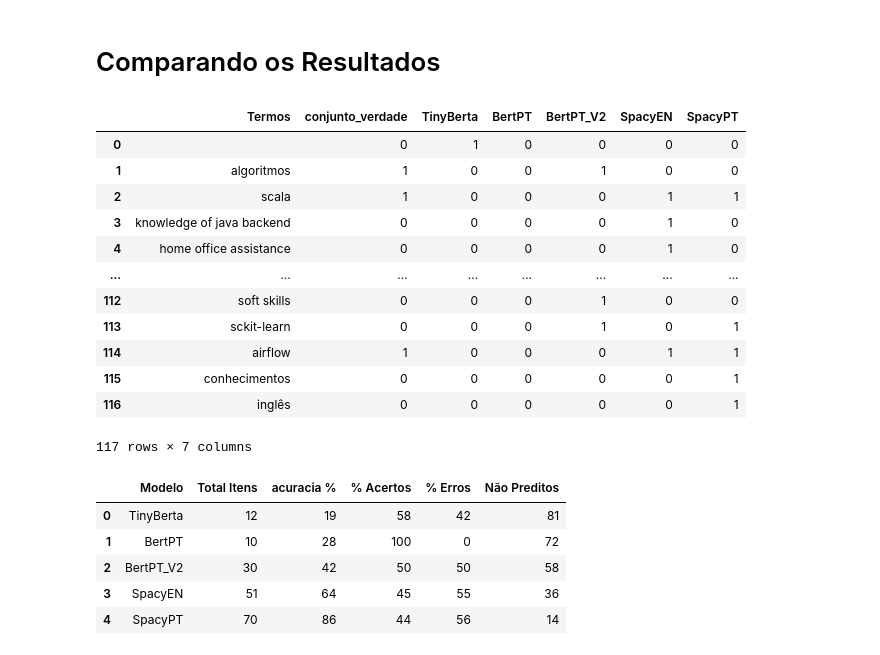
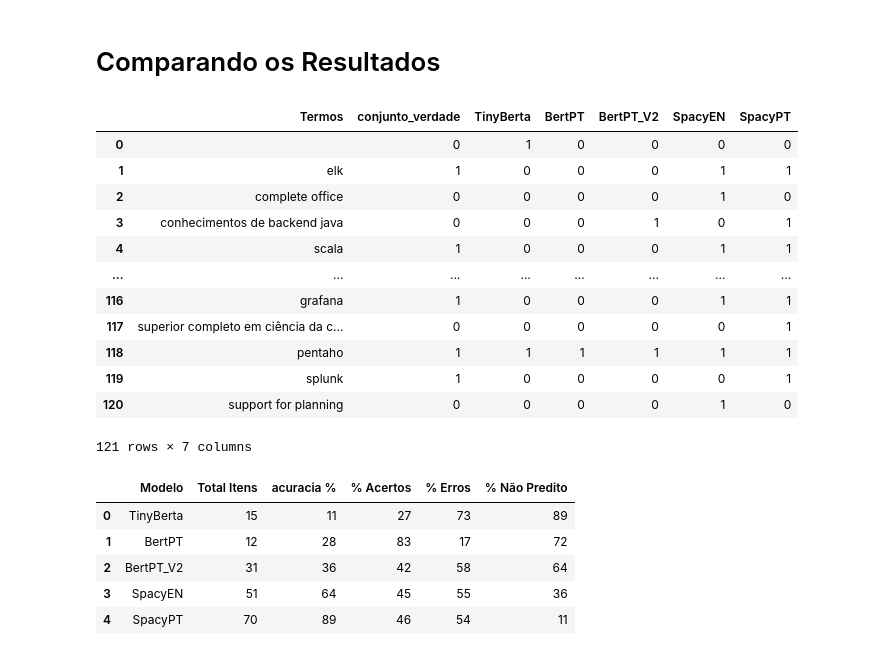
Before and after one commit to rodrigo1992-cmyk/PB_TP_X, a Jupyter notebook: app/notebooks/LLM_Requisitos.ipynb, the cells around one changed output. Saved outputs shown, nothing was run; the diff lists cells and outputs as text; code cells hidden in the pictures.

```diff
--- a/app/notebooks/LLM_Requisitos.ipynb
+++ b/app/notebooks/LLM_Requisitos.ipynb
@@ -71,7 +67,7 @@ from transformers import pipeline
 
 pipe = pipeline("question-answering", model="deepset/tinyroberta-squad2")
 
-prompt = "Which software names are mentioned in the text?"
+prompt = "Which softwares and technologies are mentioned in the text?"
 lst_resp = []
 
 for vaga in descricao_vaga_ingles:
@@ -100,7 +99,7 @@ set_sw_TinyBerta
 # %%
 pipe = pipeline("question-answering", model="pierreguillou/bert-base-cased-squad-v1.1-portuguese")
 
-prompt = "Quais Softwares são mencionados no texto?"
+prompt = "Quais softwares e tecnologias são mencionados no texto?"
 lst_resp = []
 
 for vaga in descricao_vaga_portugues:
@@ -121,7 +129,8 @@ import pandas as pd
 
 pipe = pipeline("question-answering", model="pierreguillou/bert-base-cased-squad-v1.1-portuguese")
 
-prompt = "Quais Softwares são mencionados no texto?"
+prompt = "Quais softwares e tecnologias são mencionados no texto?"
+
 lst_resp = []
 
 for vaga in descricao_vaga_portugues:
@@ -158,7 +167,7 @@ df
 | 28 | 0.000000 | 0 | 0 |  |
 # %%
 #Filtrando o score
-df = df[df['score'] > 0.001]
+df = df[df['score'] > 0.01]
 
 #transformar a coluna answer em uma lista
 lista_software = df['answer'].to_list()
@@ -347,17 +338,17 @@ df
 # %% [output]
 |  | Termos | conjunto_verdade | TinyBerta | BertPT | BertPT_V2 | SpacyEN | SpacyPT |
 | 0 |  | 0 | 1 | 0 | 0 | 0 | 0 |
-| 1 | algoritmos | 1 | 0 | 0 | 1 | 0 | 0 |
-| 2 | scala | 1 | 0 | 0 | 0 | 1 | 1 |
-| 3 | knowledge of java backend | 0 | 0 | 0 | 0 | 1 | 0 |
-| 4 | home office assistance | 0 | 0 | 0 | 0 | 1 | 0 |
+| 1 | elk | 1 | 0 | 0 | 0 | 1 | 1 |
+| 2 | complete office | 0 | 0 | 0 | 0 | 1 | 0 |
+| 3 | conhecimentos de backend java | 0 | 0 | 0 | 1 | 0 | 1 |
+| 4 | scala | 1 | 0 | 0 | 0 | 1 | 1 |
 | ... | ... | ... | ... | ... | ... | ... | ... |
-| 112 | soft skills | 0 | 0 | 0 | 1 | 0 | 0 |
-| 113 | sckit-learn | 0 | 0 | 0 | 1 | 0 | 1 |
-| 114 | airflow | 1 | 0 | 0 | 0 | 1 | 1 |
-| 115 | conhecimentos | 0 | 0 | 0 | 0 | 0 | 1 |
-| 116 | inglês | 0 | 0 | 0 | 0 | 0 | 1 |
+| 116 | grafana | 1 | 0 | 0 | 0 | 1 | 1 |
+| 117 | superior completo em ciência da c... | 0 | 0 | 0 | 0 | 0 | 1 |
+| 118 | pentaho | 1 | 1 | 1 | 1 | 1 | 1 |
+| 119 | splunk | 1 | 0 | 0 | 0 | 0 | 1 |
+| 120 | support for planning | 0 | 0 | 0 | 0 | 1 | 0 |
-117 rows × 7 columns
+121 rows × 7 columns
 # %%
 #calcular a acurácia
 def calcular_acertos(df, coluna_verdade, coluna_calcular):
@@ -366,37 +357,37 @@ def calcular_acertos(df, coluna_verdade, coluna_calcular):
 
     acertos = df[(df[coluna_verdade] == 1) & (df[coluna_calcular] == 1)].shape[0]
 
     perc_acerto = int(round((acertos / total_respostas) * 100, 0))
 
     erros = df[(df[coluna_verdade] == 0) & (df[coluna_calcular] == 1)].shape[0]
     perc_erros = int(round((erros / total_respostas) * 100 ,0))
 
     nao_preditos = df[(df[coluna_verdade] == 1) & (df[coluna_calcular] == 0)].shape[0]
     perc_nao_preditos = int(round((nao_preditos / total_verdade) * 100, 0))
 
     acuracia = int(round((acertos / total_verdade) * 100, 0))
 
     return total_respostas, acuracia, perc_acerto, perc_erros, perc_nao_preditos
 
 Scores_TinyBerta = calcular_acertos(df, 'conjunto_verdade', 'TinyBerta')
 Scores_BertPT = calcular_acertos(df, 'conjunto_verdade', 'BertPT')
 Scores_BertPT_V2 = calcular_acertos(df, 'conjunto_verdade', 'BertPT_V2')
 Scores_SpacyEN = calcular_acertos(df, 'conjunto_verdade', 'SpacyEN')
 Scores_SpacyPT = calcular_acertos(df, 'conjunto_verdade', 'SpacyPT')
 
 #Adicionar os valores a um novo dataframe
-df_scores = pd.DataFrame(columns=['Modelo', 'Total Itens', 'acuracia %', '% Acertos','% Erros', 'Não Preditos'])
+df_scores = pd.DataFrame(columns=['Modelo', 'Total Itens', 'acuracia %', '% Acertos','% Erros', '% Não Predito'])
 
 df_scores.loc[0] = ['TinyBerta'] + list(Scores_TinyBerta)
 df_scores.loc[1] = ['BertPT'] + list(Scores_BertPT)
 df_scores.loc[2] = ['BertPT_V2'] + list(Scores_BertPT_V2)
 df_scores.loc[3] = ['SpacyEN'] + list(Scores_SpacyEN)
 df_scores.loc[4] = ['SpacyPT'] + list(Scores_SpacyPT)
 df_scores
 # %% [output]
-|  | Modelo | Total Itens | acuracia % | % Acertos | % Erros | Não Preditos |
-| 0 | TinyBerta | 12 | 19 | 58 | 42 | 81 |
-| 1 | BertPT | 10 | 28 | 100 | 0 | 72 |
-| 2 | BertPT_V2 | 30 | 42 | 50 | 50 | 58 |
+|  | Modelo | Total Itens | acuracia % | % Acertos | % Erros | % Não Predito |
+| 0 | TinyBerta | 15 | 11 | 27 | 73 | 89 |
+| 1 | BertPT | 12 | 28 | 83 | 17 | 72 |
+| 2 | BertPT_V2 | 31 | 36 | 42 | 58 | 64 |
 | 3 | SpacyEN | 51 | 64 | 45 | 55 | 36 |
-| 4 | SpacyPT | 70 | 86 | 44 | 56 | 14 |
+| 4 | SpacyPT | 70 | 89 | 46 | 54 | 11 |
```
Also changed, not shown: parts of 8 cells of this notebook, 16 other files.
